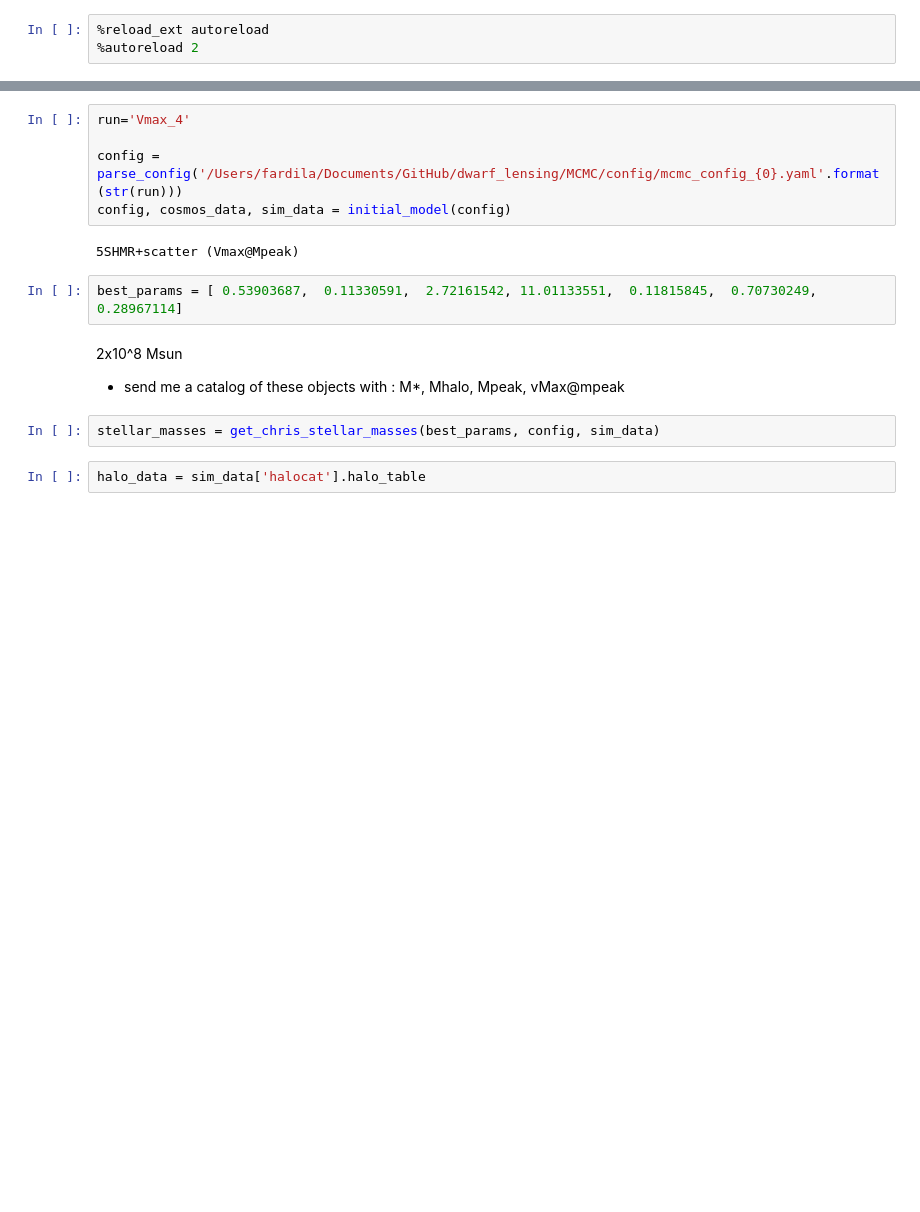
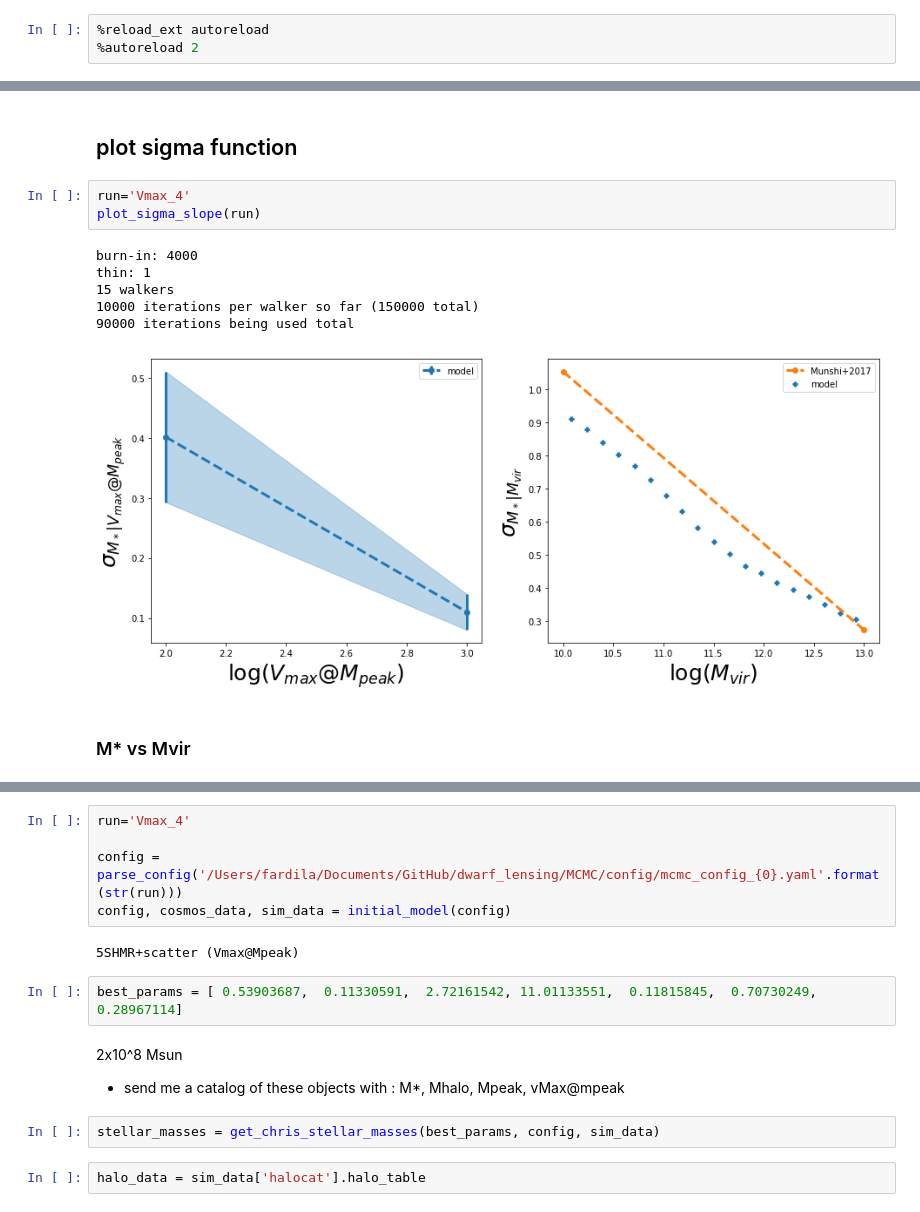
Before and after one commit to f-ardila/dwarf_lensing, a Jupyter notebook: MCMC/notebooks/dark_matter.ipynb, the cells around one changed output, grey strips where cells are left out. Cells and saved outputs as stored; diff of their text form; blank space fills up the shorter version.

Commit message:
made 2 panel plot showing the scatter in Mvir and Vmax@Mpeak

```diff
--- a/MCMC/notebooks/dark_matter.ipynb
+++ b/MCMC/notebooks/dark_matter.ipynb
@@ -16,0 +99,14 @@ new_colors = cmap(range(10))
+# %% [markdown]
+## plot sigma function
+# %%
+run='Vmax_4'
+plot_sigma_slope(run)
+# %% [output]
+burn-in: 4000
+thin: 1
+15 walkers
+10000 iterations per walker so far (150000 total)
+90000 iterations being used total
+[figure, added]
+# %% [markdown]
+### M* vs Mvir
```
Also changed, not shown: parts of 10 cells of this notebook.
